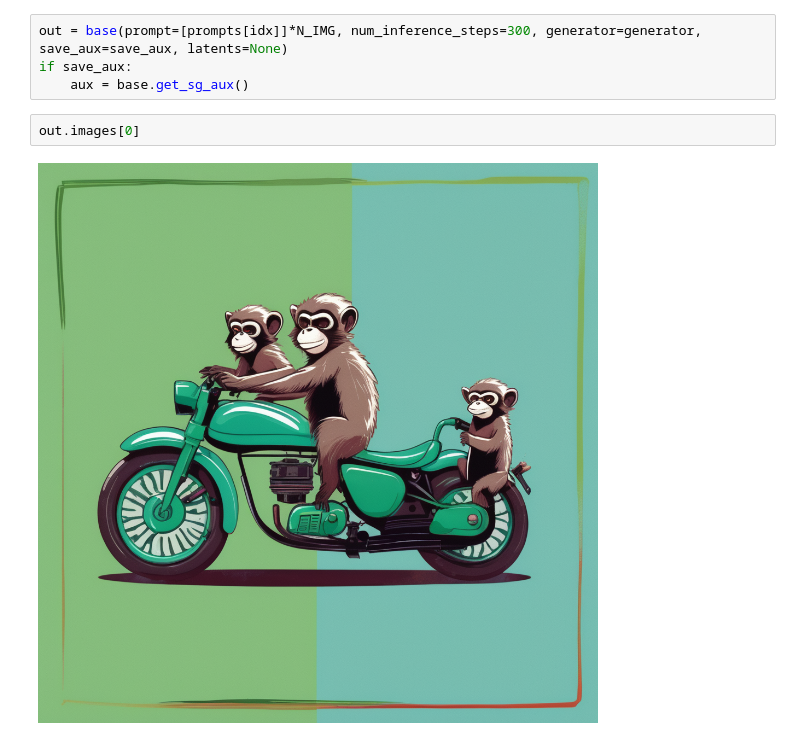
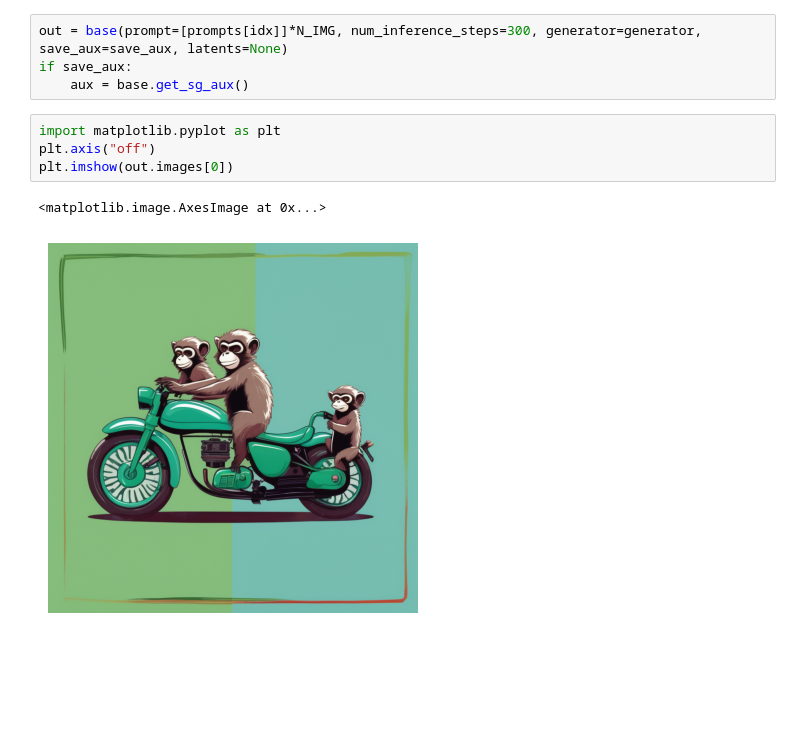
Before and after one commit to Palandr123/DiffusionU-NetLLM, a Jupyter notebook: src/demo.ipynb, the cells around one changed output. Cells and saved outputs as stored; diff of their text form; blank space fills up the shorter version.

Commit message:
= reduce image scale

```diff
--- a/src/demo.ipynb
+++ b/src/demo.ipynb
@@ -140,7 +140,10 @@ save_aux=True
 out = base(prompt=[prompts[idx]]*N_IMG, num_inference_steps=300, generator=generator, save_aux=save_aux, latents=None)
 if save_aux:
     aux = base.get_sg_aux()
-# %%
-out.images[0]
-# %% [output]
-[figure, removed]
+# %%
+import matplotlib.pyplot as plt
+plt.axis("off")
+plt.imshow(out.images[0])
+# %% [output]
+<matplotlib.image.AxesImage at 0x...>
+[figure, added]
```
Also changed, not shown: parts of 1 cell of this notebook.
